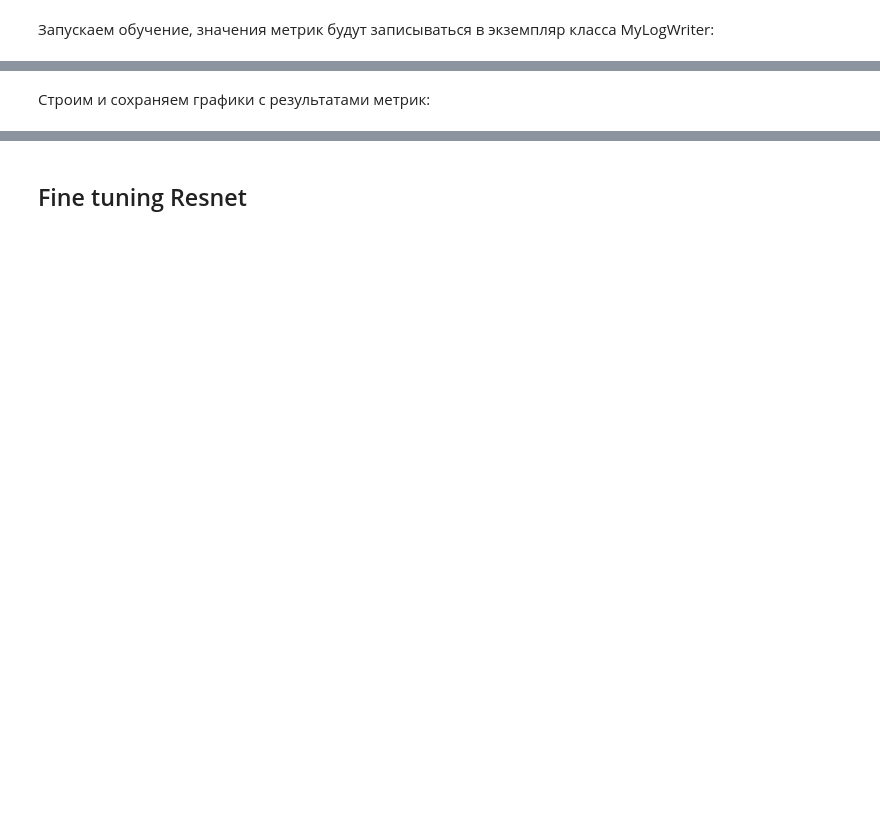
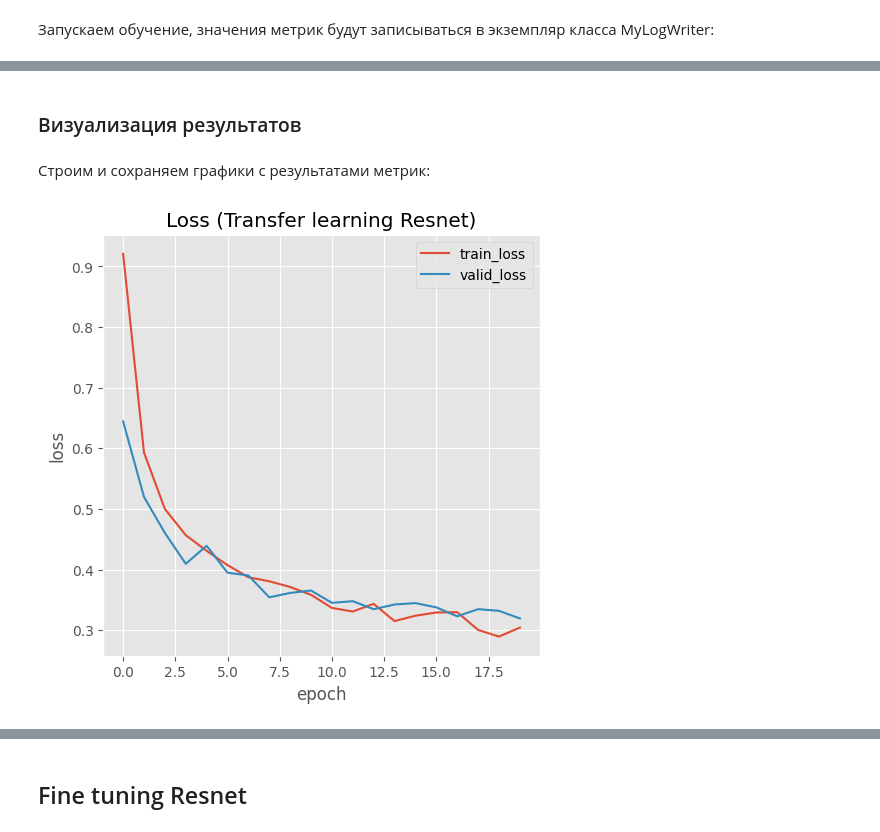
Before and after one commit to wizard339/education, a Jupyter notebook: misis/cv/cv_project.ipynb, the cells around one changed output, grey strips where cells are left out. Drawn from its saved outputs; the diff is of its cells as text; code cells hidden in the pictures; blank space fills up the shorter version.

```diff
--- a/misis/cv/cv_project.ipynb
+++ b/misis/cv/cv_project.ipynb
@@ -393,10 +315,10 @@ def train_loop(dataloader, model, loss_fn, optimizer, epoch_n, device, summary_w
 # %%
 # опишем цикл для валидации/теста
 
-def test_loop(dataloader, model, loss_fn, epoch_n,  device, summary_writer):
+def valid_loop(dataloader, model, loss_fn, epoch_n,  device, summary_writer):
     len_of_dataset = len(dataloader.dataset)
     num_batches = len(dataloader)
-    test_loss, correct = 0, 0
+    valid_loss, correct = 0, 0
     model.eval()
 
     # На этапе валидации нам не нужно вычислять градиенты
@@ -404,35 +326,23 @@ def test_loop(dataloader, model, loss_fn, epoch_n,  device, summary_writer):
         for images, labels in dataloader:
             images, labels = images.to(device), labels.to(device)
             pred = model(images)
-            test_loss += loss_fn(pred, labels).item()
+            valid_loss += loss_fn(pred, labels).item()
             correct += (pred.argmax(1) == labels).type(torch.float).sum().item()
 
-    test_loss /= num_batches
+    valid_loss /= num_batches
     correct /= len_of_dataset
 
-    # summary_writer.add_scalar(
-    #     'test/loss',
-    #     test_loss,
-    #     epoch_n
-    # )
-
-    # summary_writer.add_scalar(
-    #     'test/accuracy',
-    #     correct,
-    #     epoch_n
-    # )
-
     summary_writer.add_value(
-        'test_loss',
-        test_loss
+        'valid_loss',
+        valid_loss
     )
 
     summary_writer.add_value(
-        'test_accuracy',
+        'valid_accuracy',
         correct
     )
 
-    print(f'Test Metrics: \n Accuracy: {(correct):>0.3f}, Avg loss: {test_loss:>8f} \n')
+    print(f'Validation Metrics: \n Accuracy: {(correct):>0.3f}, Avg loss: {valid_loss:>8f} \n')
 # %%
 def make_predictions(dataloader, model, device):
     actual, preds = [], []
@@ -471,7 +383,7 @@ model_freeze_conv = model_freeze_conv.to(device)
 loss_fn = nn.CrossEntropyLoss()
 
 # в качестве оптимизатора указываем SGD с momentum, который использовался в оригинальной модели Resnet
-optimizer = optim.SGD(model_freeze_conv.fc.parameters(), lr=0.001, momentum=0.9)
+# optimizer = optim.SGD(model_freeze_conv.fc.parameters(), lr=0.001, momentum=0.9)
 
 # попробуем с другим оптимизатором
-# optimizer = optim.AdamW(model_freeze_conv.fc.parameters(), lr=0.001)
+optimizer = optim.AdamW(model_freeze_conv.fc.parameters(), lr=0.001)
@@ -482,15 +390,13 @@ optimizer = optim.SGD(model_freeze_conv.fc.parameters(), lr=0.001, momentum=0.9)
 # %% [markdown]
 Запускаем обучение, значения метрик будут записываться в экземпляр класса MyLogWriter:
 # %%
-num_of_epochs = 10
+num_of_epochs = 20
 
-# writer = SummaryWriter('runs/resnet_ft') # при использовании Tensorboard
 writer = MyLogWriter()
 
 for epoch_n in range(num_of_epochs):
     train_loop(train_dataloader, model_freeze_conv, loss_fn, optimizer, num_of_epochs, device, writer)
-    test_loop(test_dataloader, model_freeze_conv, loss_fn, num_of_epochs, device, writer)
+    valid_loop(valid_dataloader, model_freeze_conv, loss_fn, num_of_epochs, device, writer)
 
-# writer.close()
 print("Done!")
 # %% [output]
@@ -519,16 +428,20 @@ Done!
+# %% [markdown]
+### Визуализация результатов
 # %% [markdown]
 Строим и сохраняем графики с результатами метрик:
 # %%
 loss_plotter = MyPlotter('./results/loss', writer)
 
 loss_plotter.plot_graph(
     xlabel='epoch',
     ylabel='loss',
-    labels=['train_loss', 'test_loss'],
-    title='Loss',
+    labels=['train_loss', 'valid_loss'],
+    title='Loss (Transfer learning Resnet)',
     figsize=(5, 5),
-    save=True)
+    save=True
 )
+# %% [output]
+[figure, added]
 # %%
 acc_plotter = MyPlotter('./results/accuracy', writer)
 
```
Also changed, not shown: parts of 79 cells of this notebook.
